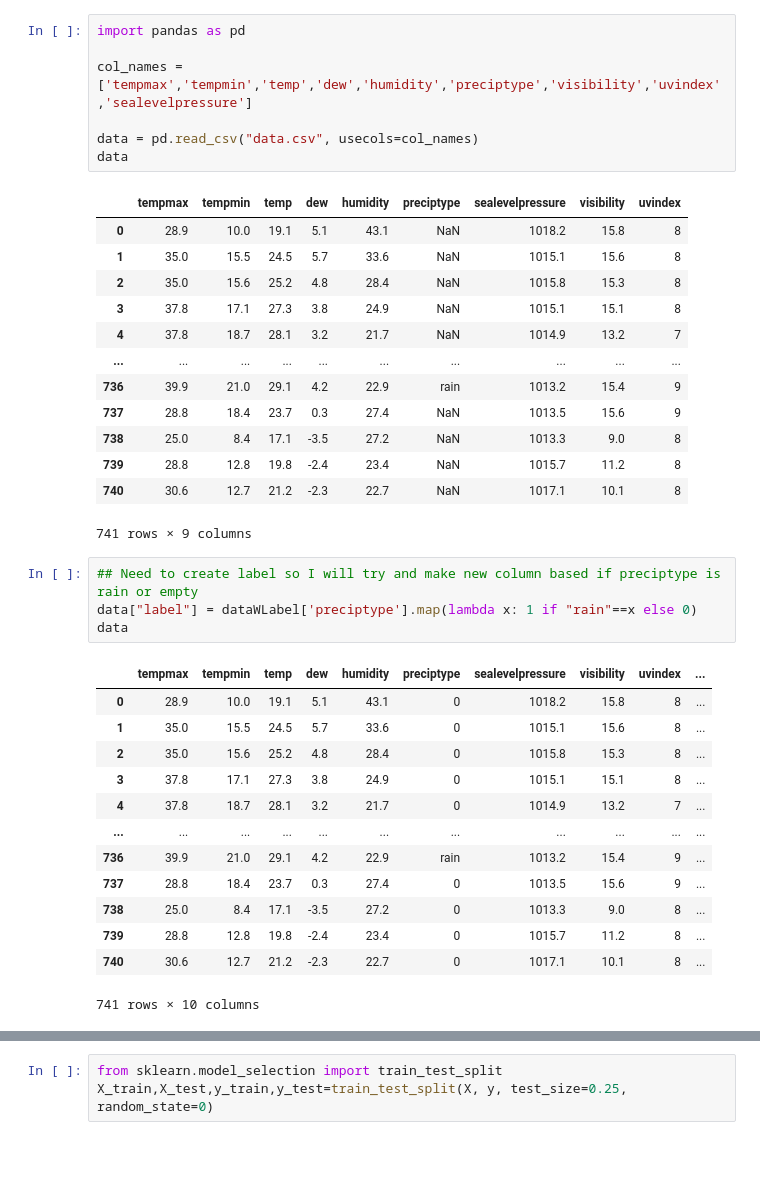
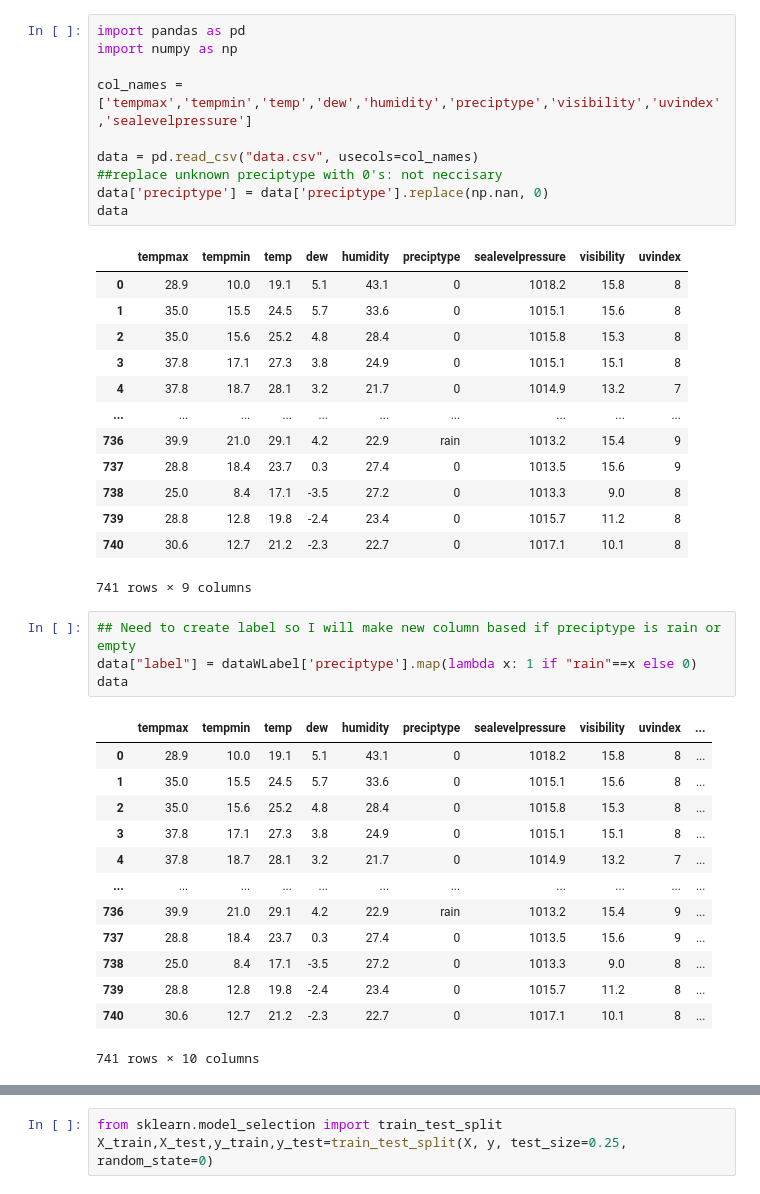
Before and after one commit to lcurtis541/CS334-AML, a Jupyter notebook: HW4/BoiseRainLogisticRegression.ipynb, the cells around one changed output, grey strips where cells are left out. Saved outputs shown, nothing was run; the diff lists cells and outputs as text; blank space fills up the shorter version.

```diff
--- a/HW4/BoiseRainLogisticRegression.ipynb
+++ b/HW4/BoiseRainLogisticRegression.ipynb
@@ -1,26 +1,29 @@
 # %%
 import pandas as pd
+import numpy as np
 
 col_names = ['tempmax','tempmin','temp','dew','humidity','preciptype','visibility','uvindex','sealevelpressure']
 
 data = pd.read_csv("data.csv", usecols=col_names)
+##replace unknown preciptype with 0's: not neccisary
+data['preciptype'] = data['preciptype'].replace(np.nan, 0)
 data
 # %% [output]
 |  | tempmax | tempmin | temp | dew | humidity | preciptype | sealevelpressure | visibility | uvindex |
-| 0 | 28.9 | 10.0 | 19.1 | 5.1 | 43.1 | NaN | 1018.2 | 15.8 | 8 |
-| 1 | 35.0 | 15.5 | 24.5 | 5.7 | 33.6 | NaN | 1015.1 | 15.6 | 8 |
-| 2 | 35.0 | 15.6 | 25.2 | 4.8 | 28.4 | NaN | 1015.8 | 15.3 | 8 |
-| 3 | 37.8 | 17.1 | 27.3 | 3.8 | 24.9 | NaN | 1015.1 | 15.1 | 8 |
-| 4 | 37.8 | 18.7 | 28.1 | 3.2 | 21.7 | NaN | 1014.9 | 13.2 | 7 |
+| 0 | 28.9 | 10.0 | 19.1 | 5.1 | 43.1 | 0 | 1018.2 | 15.8 | 8 |
+| 1 | 35.0 | 15.5 | 24.5 | 5.7 | 33.6 | 0 | 1015.1 | 15.6 | 8 |
+| 2 | 35.0 | 15.6 | 25.2 | 4.8 | 28.4 | 0 | 1015.8 | 15.3 | 8 |
+| 3 | 37.8 | 17.1 | 27.3 | 3.8 | 24.9 | 0 | 1015.1 | 15.1 | 8 |
+| 4 | 37.8 | 18.7 | 28.1 | 3.2 | 21.7 | 0 | 1014.9 | 13.2 | 7 |
 | ... | ... | ... | ... | ... | ... | ... | ... | ... | ... |
 | 736 | 39.9 | 21.0 | 29.1 | 4.2 | 22.9 | rain | 1013.2 | 15.4 | 9 |
-| 737 | 28.8 | 18.4 | 23.7 | 0.3 | 27.4 | NaN | 1013.5 | 15.6 | 9 |
-| 738 | 25.0 | 8.4 | 17.1 | -3.5 | 27.2 | NaN | 1013.3 | 9.0 | 8 |
-| 739 | 28.8 | 12.8 | 19.8 | -2.4 | 23.4 | NaN | 1015.7 | 11.2 | 8 |
-| 740 | 30.6 | 12.7 | 21.2 | -2.3 | 22.7 | NaN | 1017.1 | 10.1 | 8 |
+| 737 | 28.8 | 18.4 | 23.7 | 0.3 | 27.4 | 0 | 1013.5 | 15.6 | 9 |
+| 738 | 25.0 | 8.4 | 17.1 | -3.5 | 27.2 | 0 | 1013.3 | 9.0 | 8 |
+| 739 | 28.8 | 12.8 | 19.8 | -2.4 | 23.4 | 0 | 1015.7 | 11.2 | 8 |
+| 740 | 30.6 | 12.7 | 21.2 | -2.3 | 22.7 | 0 | 1017.1 | 10.1 | 8 |
 741 rows × 9 columns
 # %%
-## Need to create label so I will try and make new column based if preciptype is rain or empty
+## Need to create label so I will make new column based if preciptype is rain or empty
 data["label"] = dataWLabel['preciptype'].map(lambda x: 1 if "rain"==x else 0)
 data
 # %% [output]
```
Also changed, not shown: parts of 7 cells of this notebook.
